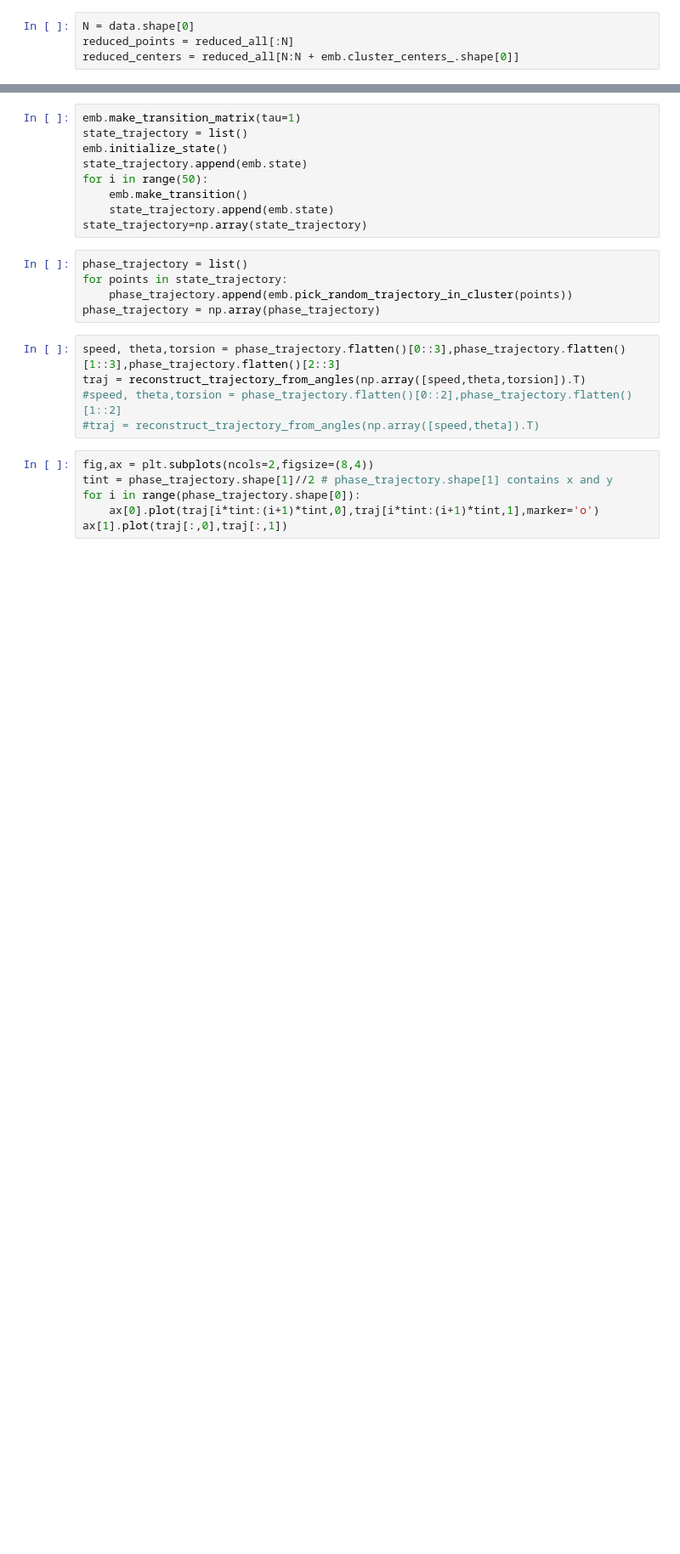
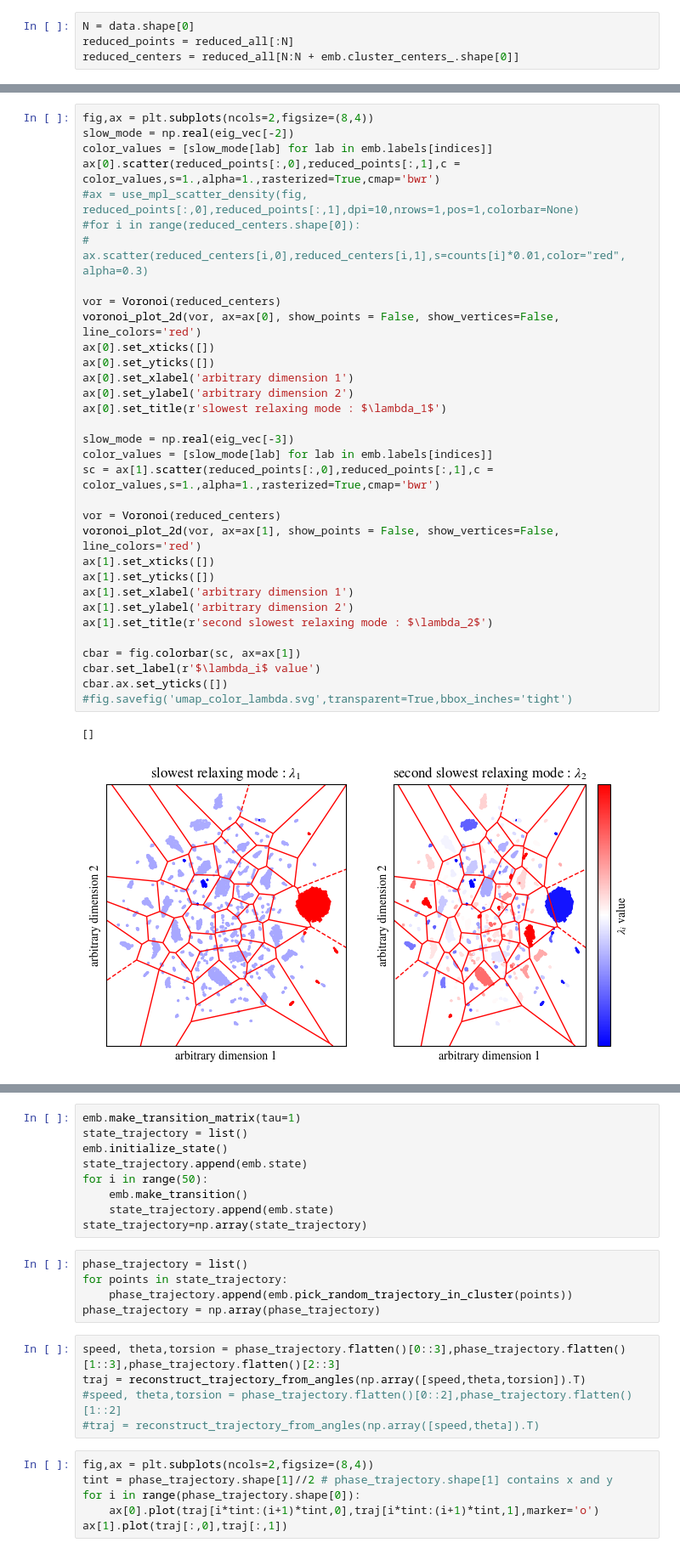
Before and after one commit to HugoLeRoy94/ClusterAnalysis, a Jupyter notebook: unit_test/test_embedding_toy_model.ipynb, the cells around one changed output, grey strips where cells are left out. Shown: that part at 85% size. Cells and saved outputs as stored; diff of their text form; blank space fills up the shorter version.

```diff
--- a/unit_test/test_embedding_toy_model.ipynb
+++ b/unit_test/test_embedding_toy_model.ipynb
@@ -152,0 +155,36 @@ for i in range(emb.cluster_centers_.shape[0]):
+# %%
+fig,ax = plt.subplots(ncols=2,figsize=(8,4))
+slow_mode = np.real(eig_vec[-2])
+color_values = [slow_mode[lab] for lab in emb.labels[indices]]
+ax[0].scatter(reduced_points[:,0],reduced_points[:,1],c = color_values,s=1.,alpha=1.,rasterized=True,cmap='bwr')
+#ax = use_mpl_scatter_density(fig, reduced_points[:,0],reduced_points[:,1],dpi=10,nrows=1,pos=1,colorbar=None)
+#for i in range(reduced_centers.shape[0]):
+#    ax.scatter(reduced_centers[i,0],reduced_centers[i,1],s=counts[i]*0.01,color="red", alpha=0.3)
+
+vor = Voronoi(reduced_centers)
+voronoi_plot_2d(vor, ax=ax[0], show_points = False, show_vertices=False, line_colors='red')
+ax[0].set_xticks([])
+ax[0].set_yticks([])
+ax[0].set_xlabel('arbitrary dimension 1')
+ax[0].set_ylabel('arbitrary dimension 2')
+ax[0].set_title(r'slowest relaxing mode : $\lambda_1$')
+
+slow_mode = np.real(eig_vec[-3])
+color_values = [slow_mode[lab] for lab in emb.labels[indices]]
+sc = ax[1].scatter(reduced_points[:,0],reduced_points[:,1],c = color_values,s=1.,alpha=1.,rasterized=True,cmap='bwr')
+
+vor = Voronoi(reduced_centers)
+voronoi_plot_2d(vor, ax=ax[1], show_points = False, show_vertices=False, line_colors='red')
+ax[1].set_xticks([])
+ax[1].set_yticks([])
+ax[1].set_xlabel('arbitrary dimension 1')
+ax[1].set_ylabel('arbitrary dimension 2')
+ax[1].set_title(r'second slowest relaxing mode : $\lambda_2$')
+
+cbar = fig.colorbar(sc, ax=ax[1])
+cbar.set_label(r'$\lambda_i$ value')
+cbar.ax.set_yticks([])
+#fig.savefig('umap_color_lambda.svg',transparent=True,bbox_inches='tight')
+# %% [output]
+[]
+[figure, added]
```
Also changed, not shown: parts of 16 cells of this notebook, 2 other files.
